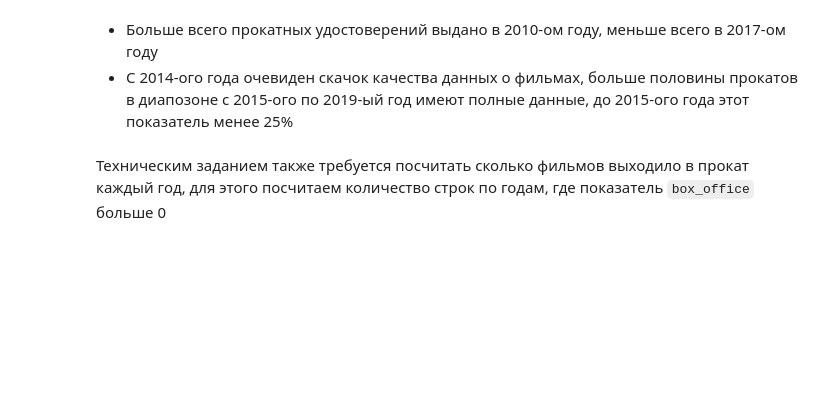
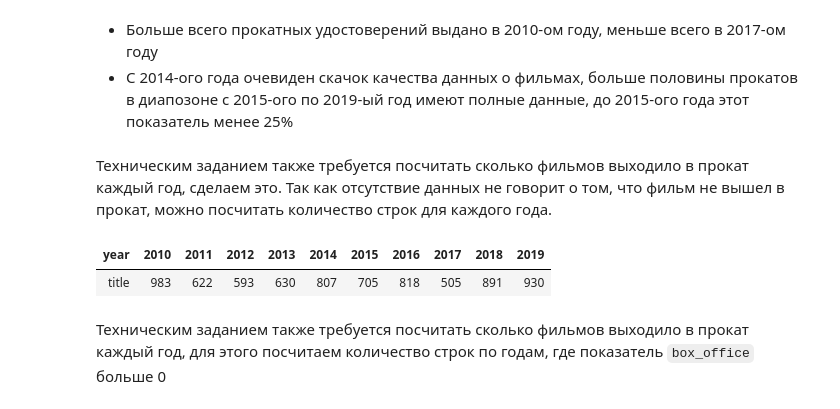
Before and after one commit to asolovov/asolovov_da_portfolio_ru, a Jupyter notebook: mkrf_films/mkrf.ipynb, the cells around one changed output. Drawn from its saved outputs; the diff is of its cells as text; code cells hidden in the pictures; blank space fills up the shorter version.

```diff
--- a/mkrf_films/mkrf.ipynb
+++ b/mkrf_films/mkrf.ipynb
@@ -625,6 +628,13 @@ df_for_barplot.pivot_table(index = 'year', values = ['good_info', 'bad_info'], a
 # %% [markdown]
 - Больше всего прокатных удостоверений выдано в 2010-ом году, меньше всего в 2017-ом году
 - С 2014-ого года очевиден скачок качества данных о фильмах, больше половины прокатов в диапозоне с 2015-ого по 2019-ый год имеют полные данные, до 2015-ого года этот показатель менее 25%
+# %% [markdown]
+Техническим заданием также требуется посчитать сколько фильмов выходило в прокат каждый год, сделаем это. Так как отсутствие данных не говорит о том, что фильм не вышел в прокат, можно посчитать количество строк для каждого года.
+# %%
+df.pivot_table(index = 'year', values = 'title', aggfunc = 'count').T
+# %% [output]
+| year | 2010 | 2011 | 2012 | 2013 | 2014 | 2015 | 2016 | 2017 | 2018 | 2019 |
+| title | 983 | 622 | 593 | 630 | 807 | 705 | 818 | 505 | 891 | 930 |
 # %% [markdown]
 Техническим заданием также требуется посчитать сколько фильмов выходило в прокат каждый год, для этого посчитаем количество строк по годам, где показатель `box_office` больше 0
 # %%
```
Also changed, not shown: parts of 47 cells of this notebook.
